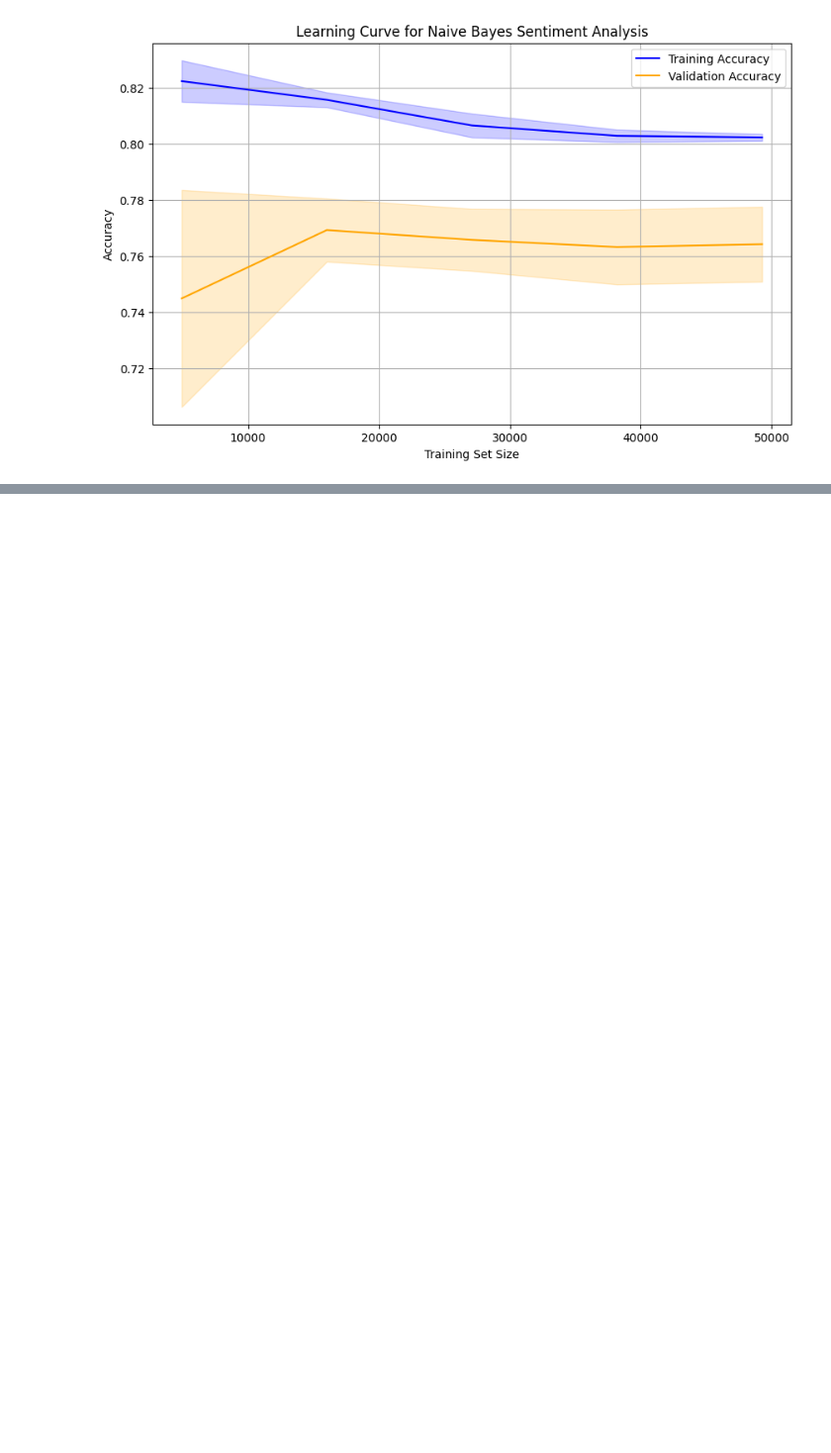
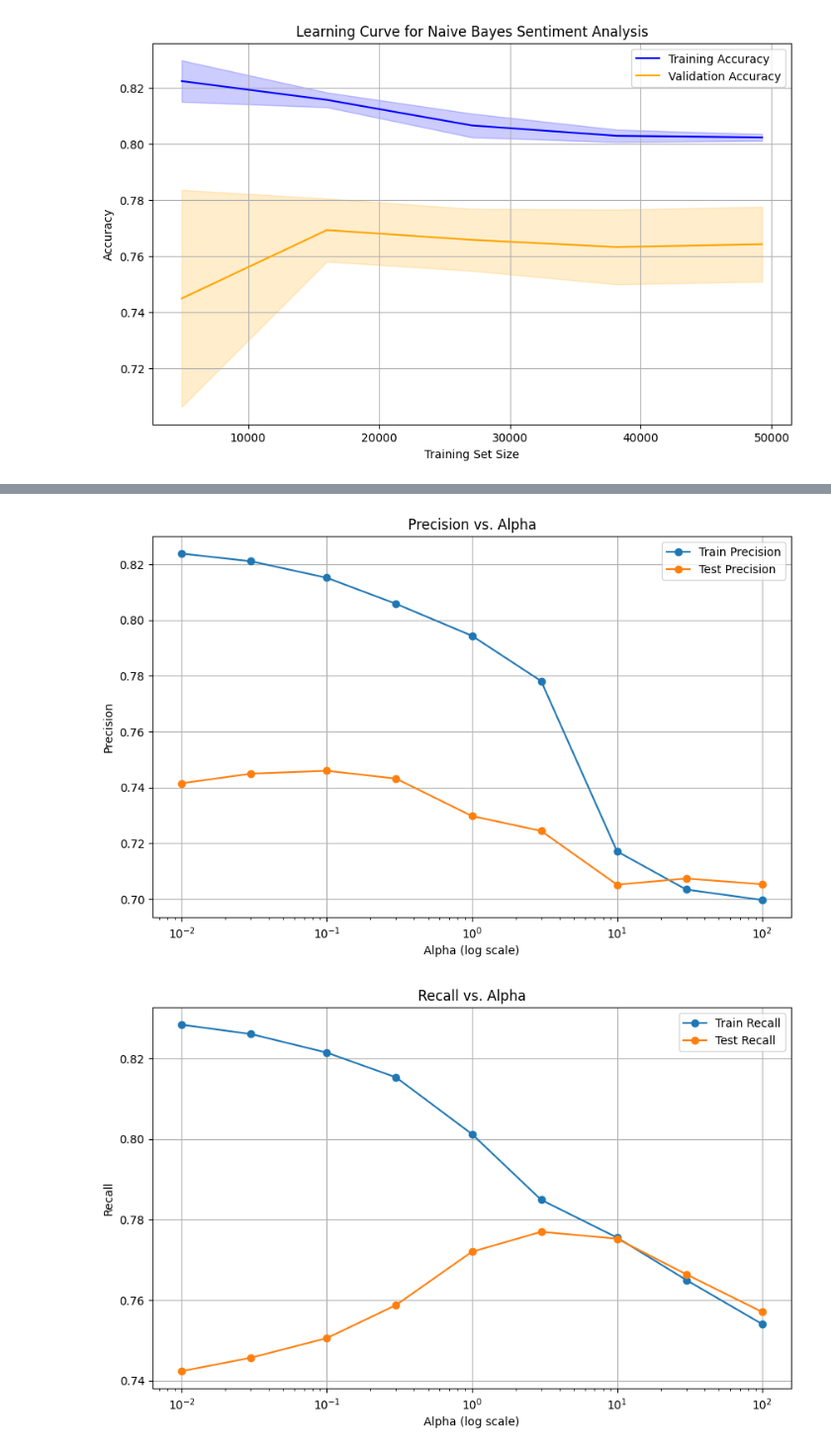
Before and after one commit to dregmi08/Milestone-2-Data-Exploration-Initial-Preprocessing, a Jupyter notebook: Milestone4Classification.ipynb, the cells around one changed output, grey strips where cells are left out. Shown at 99% size. Drawn from its saved outputs; the diff is of its cells as text; code cells hidden in the pictures; blank space fills up the shorter version.

```diff
--- a/Milestone4Classification.ipynb
+++ b/Milestone4Classification.ipynb
@@ -179,0 +191,75 @@ plt.show()
+# %%
+from sklearn.metrics import classification_report
+import numpy as np
+import matplotlib.pyplot as plt
+from sklearn.model_selection import train_test_split
+from sklearn.naive_bayes import MultinomialNB
+
+# Parameters for alpha
+params = {'alpha': [0.01, 0.03, 0.1, 0.3, 1, 3, 10, 30, 100]}
+
+precision_train, recall_train, f1_train = [], [], []
+precision_test, recall_test, f1_test = [], [], []
+
+# Split the data into train-test sets
+X_train, X_test, y_train, y_test = train_test_split(X_vectorized, y, test_size=0.2, random_state=1)
+
+for alpha in params['alpha']:
+    model = MultinomialNB(alpha=alpha)
+    model.fit(X_train, y_train)
+
+    # Generate predictions
+    train_preds = model.predict(X_train)
+    test_preds = model.predict(X_test)
+
+    # Generate classification reports
+    train_report = classification_report(y_train, train_preds, output_dict=True)
+    test_report = classification_report(y_test, test_preds, output_dict=True)
+
+    # Extract weighted averages for precision, recall, and F1-score
+    precision_train.append(train_report['weighted avg']['precision'])
+    recall_train.append(train_report['weighted avg']['recall'])
+    f1_train.append(train_report['weighted avg']['f1-score'])
+
+    precision_test.append(test_report['weighted avg']['precision'])
+    recall_test.append(test_report['weighted avg']['recall'])
+    f1_test.append(test_report['weighted avg']['f1-score'])
+
+# Precision
+plt.figure(figsize=(10, 6))
+plt.plot(params['alpha'], precision_train, label='Train Precision', marker='o')
+plt.plot(params['alpha'], precision_test, label='Test Precision', marker='o')
+plt.xscale('log')
+plt.xlabel('Alpha (log scale)')
+plt.ylabel('Precision')
+plt.title('Precision vs. Alpha')
+plt.legend()
+plt.grid()
+plt.show()
+
+# Recall
+plt.figure(figsize=(10, 6))
+plt.plot(params['alpha'], recall_train, label='Train Recall', marker='o')
+plt.plot(params['alpha'], recall_test, label='Test Recall', marker='o')
+plt.xscale('log')
+plt.xlabel('Alpha (log scale)')
+plt.ylabel('Recall')
+plt.title('Recall vs. Alpha')
+plt.legend()
+plt.grid()
+plt.show()
+
+# F1-Score
+plt.figure(figsize=(10, 6))
+plt.plot(params['alpha'], f1_train, label='Train F1-Score', marker='o')
+plt.plot(params['alpha'], f1_test, label='Test F1-Score', marker='o')
+plt.xscale('log')
+plt.xlabel('Alpha (log scale)')
+plt.ylabel('F1-Score')
+plt.title('F1-Score vs. Alpha')
+plt.legend()
+plt.grid()
+plt.show()
+# %% [output]
+[figure, added]
+[figure, added]
```
Also changed, not shown: parts of 4 cells of this notebook.
